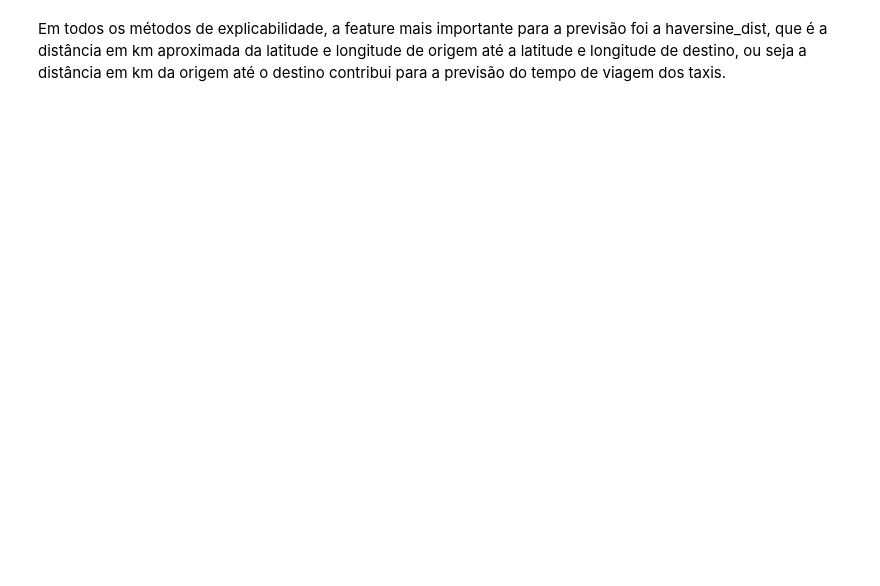
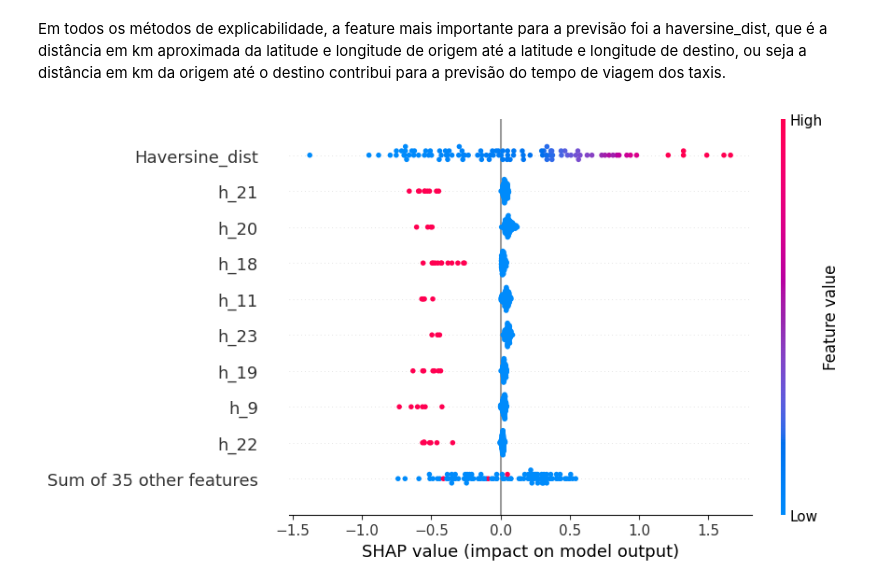
Before and after one commit to marreapato/ML_Project_Taxi_Trip_Duration, a Jupyter notebook: Projeto_Lucas_Rabelo_AM_2.ipynb, the cells around one changed output. Saved outputs shown, nothing was run; the diff lists cells and outputs as text; code cells hidden in the pictures; blank space fills up the shorter version.

```diff
--- a/Projeto_Lucas_Rabelo_AM_2.ipynb
+++ b/Projeto_Lucas_Rabelo_AM_2.ipynb
@@ -746,2 +769,11 @@ WARNING:shap:Using 500 background data samples could cause slower run times. Con
 # %% [markdown]
 Em todos os métodos de explicabilidade, a feature mais importante para a previsão foi a haversine_dist, que é a distância em km aproximada da latitude e longitude de origem até a latitude e longitude de destino, ou seja a distância em km da origem até o destino contribui para a previsão do tempo de viagem dos taxis.
+# %%
+explainer = shap.Explainer(model,X_train_scaled,feature_names=X_test.columns)
+
+sv = explainer(shap.sample(X_test_scaled,100))
+# Summary plot , feature_names=X_test.columns
+# %%
+shap.plots.beeswarm(sv)
+# %% [output]
+[figure, added]
```
Also changed, not shown: parts of 17 cells of this notebook.
